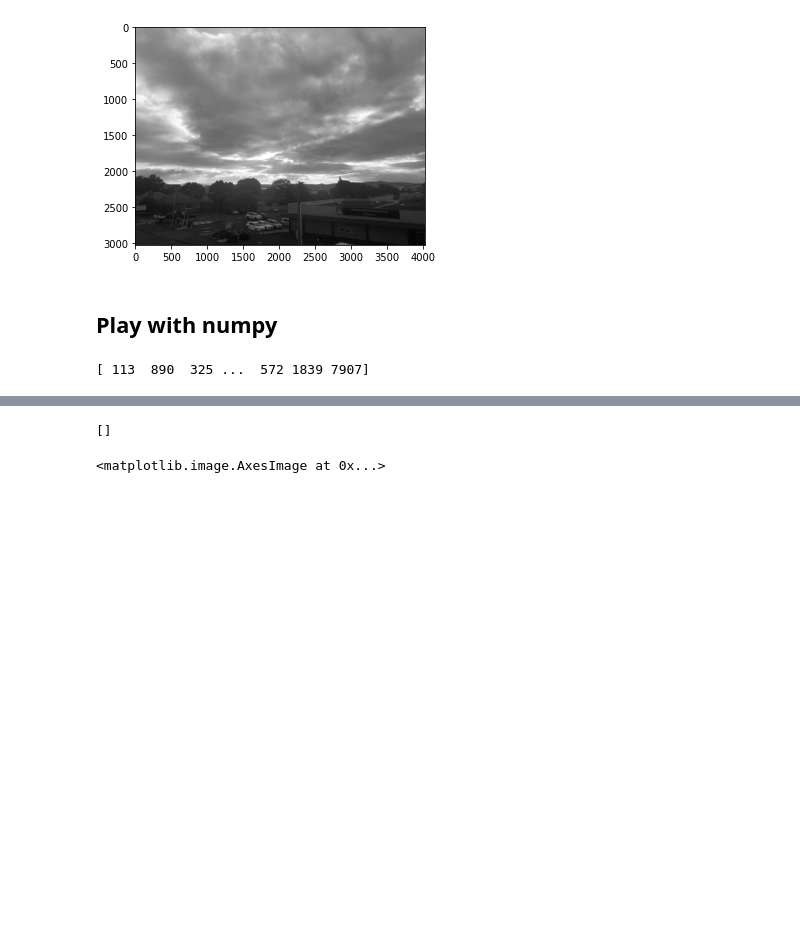
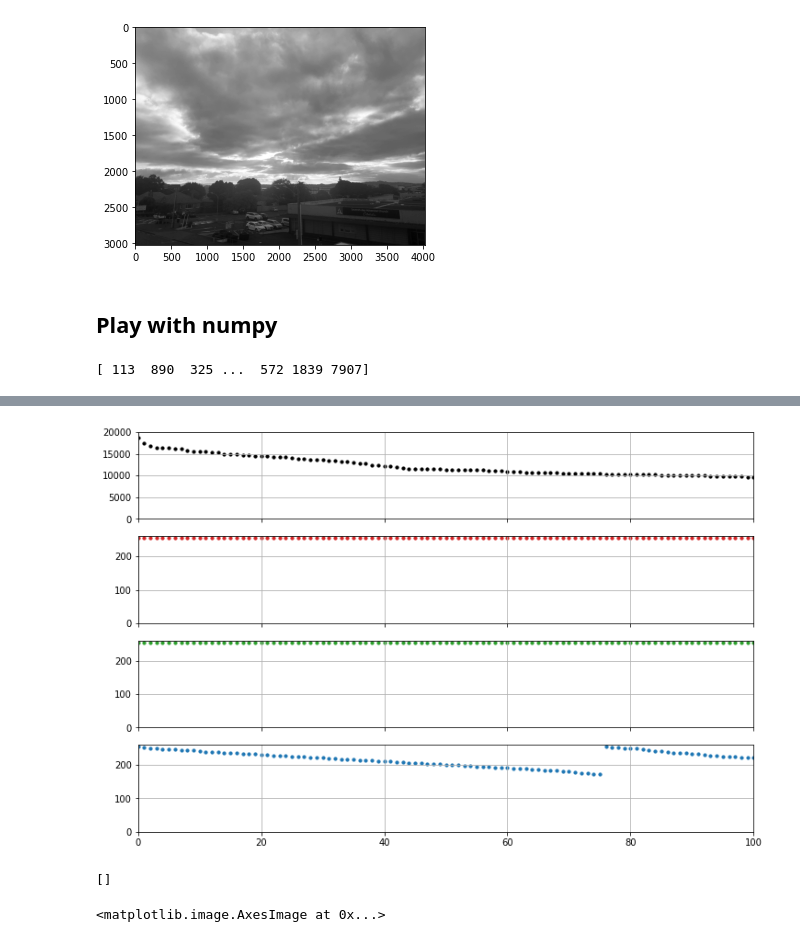
Before and after one commit to ICWallis/image-processing, a Jupyter notebook: method_hacking.ipynb, the cells around one changed output, grey strips where cells are left out. Saved outputs shown, nothing was run; the diff lists cells and outputs as text; code cells hidden in the pictures; blank space fills up the shorter version.

```diff
--- a/method_hacking.ipynb
+++ b/method_hacking.ipynb
@@ -242,0 +317,5 @@ print(
+# %%
+df_R = df.sort_values(by=['R','G','B'],ascending=[False,False,False])
+dummys = np.arange(0, len(df_counts.Counts.values), 1, dtype=int)
+df_R['Plot_dummy'] = dummys
+df_R
@@ -243,3 +336,45 @@ print(
+# %%
+fig, (ax1, ax2, ax3, ax4) = plt.subplots(4,1, figsize=(12,8), sharex=True)
+
+ax1.scatter(
+    df_R.Plot_dummy.values,
+    df_R.Counts.values,
+    color = 'k',
+    s = 10
+    )
+
+
+ax2.scatter(
+    df_R.Plot_dummy.values,
+    df_R.R.values,
+    color = 'tab:red',
+    s = 10
+)
+
+ax3.scatter(
+    df_R.Plot_dummy.values,
+    df_R.G.values,
+    color = 'tab:green',
+    s = 10
+)
+
+ax4.scatter(
+    df_R.Plot_dummy.values,
+    df_R.B.values,
+    color = 'tab:blue',
+    s = 10
+)
+
+for ax in [ax1,ax2,ax3,ax4]:
+    ax.grid()
+
+ax1.set_xlim(0,100)
+ax1.set_ylim(0,20000)
+
+for ax in [ax2,ax3,ax4]:
+    ax.set_ylim(0,260)
+# %% [output]
+[figure, added]
 # %%
 print(colors[-1:-3])
 indices = np.random.randint(0, len(colors), size=(4, 8))
```
Also changed, not shown: parts of 5 cells of this notebook.
